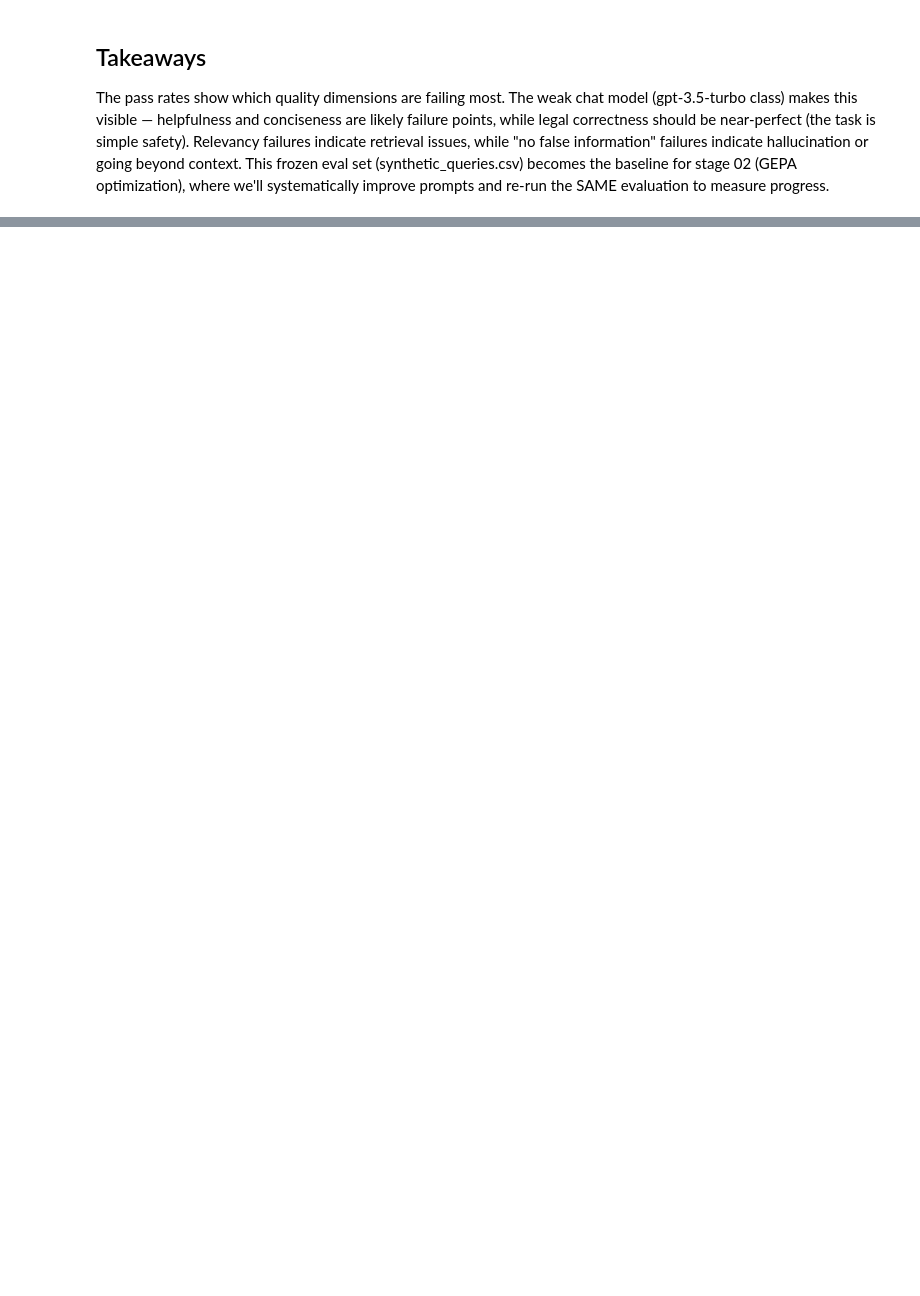
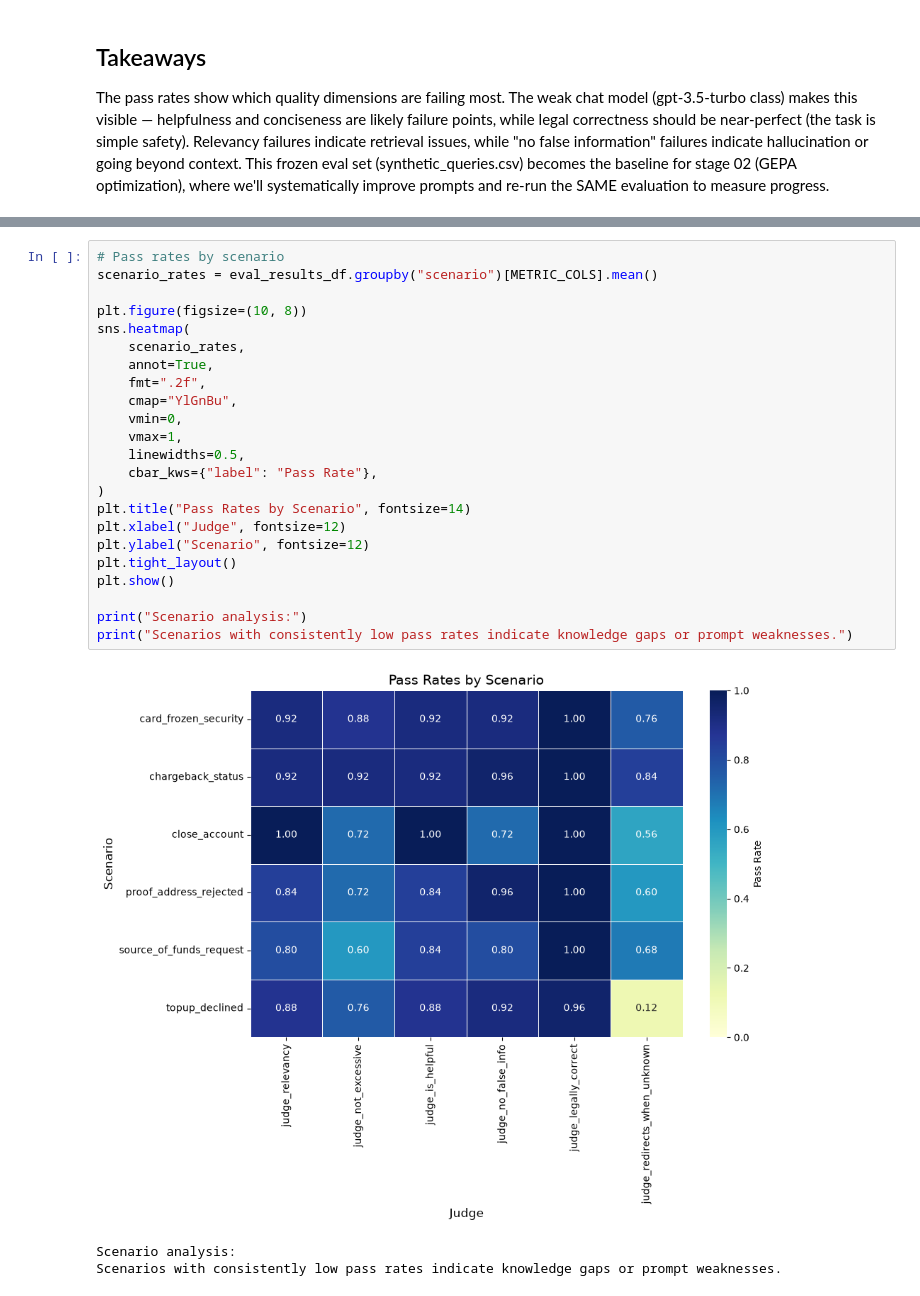
Before and after one commit to vstakhovsky/evals-chatbot, a Jupyter notebook: 01_rag_baseline/faq_rag_chatbot.ipynb, the cells around one changed output, grey strips where cells are left out. Cells and saved outputs as stored; diff of their text form; blank space fills up the shorter version.

```diff
--- a/01_rag_baseline/faq_rag_chatbot.ipynb
+++ b/01_rag_baseline/faq_rag_chatbot.ipynb
@@ -464,0 +580,27 @@ The pass rates show which quality dimensions are failing most. The weak chat mod
+# %%
+# Pass rates by scenario
+scenario_rates = eval_results_df.groupby("scenario")[METRIC_COLS].mean()
+
+plt.figure(figsize=(10, 8))
+sns.heatmap(
+    scenario_rates,
+    annot=True,
+    fmt=".2f",
+    cmap="YlGnBu",
+    vmin=0,
+    vmax=1,
+    linewidths=0.5,
+    cbar_kws={"label": "Pass Rate"},
+)
+plt.title("Pass Rates by Scenario", fontsize=14)
+plt.xlabel("Judge", fontsize=12)
+plt.ylabel("Scenario", fontsize=12)
+plt.tight_layout()
+plt.show()
+
+print("Scenario analysis:")
+print("Scenarios with consistently low pass rates indicate knowledge gaps or prompt weaknesses.")
+# %% [output]
+[figure, added]
+Scenario analysis:
+Scenarios with consistently low pass rates indicate knowledge gaps or prompt weaknesses.
```
Also changed, not shown: parts of 11 cells of this notebook.
